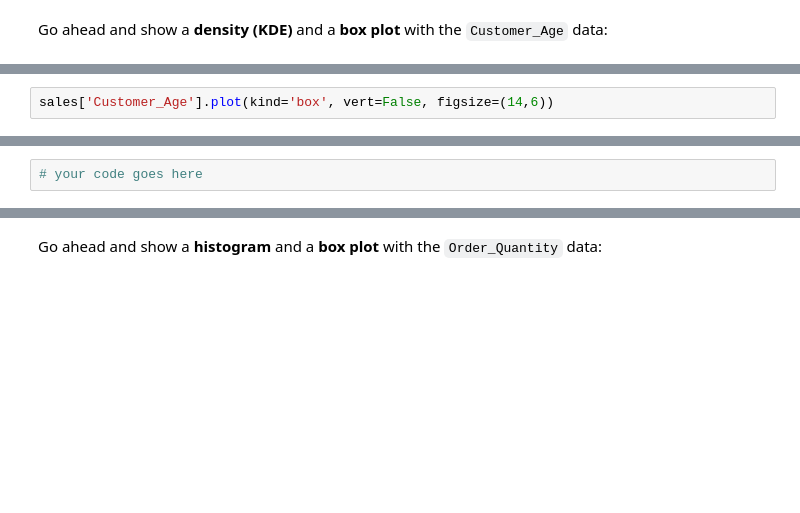
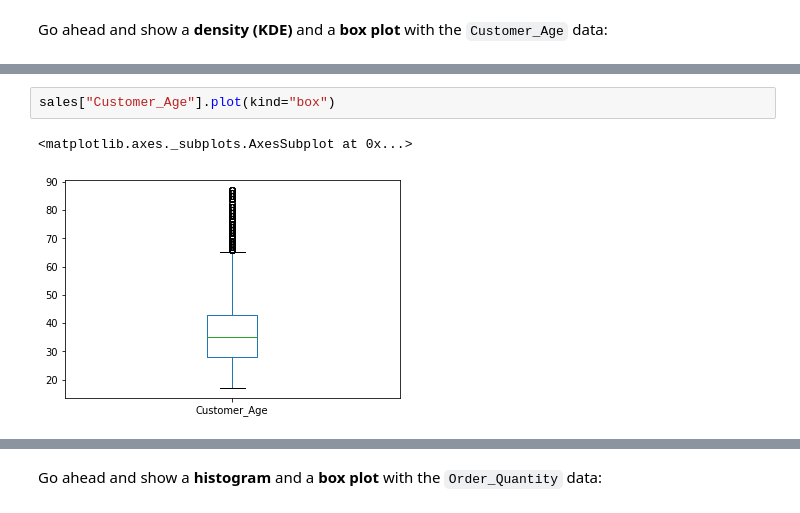
Before and after one commit to Petro1010/python, a Jupyter notebook: DataAnalysis/Example/Exercises_1.ipynb, the cells around one changed output, grey strips where cells are left out. Drawn from its saved outputs; the diff is of its cells as text; blank space fills up the shorter version.

```diff
--- a/DataAnalysis/Example/Exercises_1.ipynb
+++ b/DataAnalysis/Example/Exercises_1.ipynb
@@ -49,9 +50,10 @@ sales['Customer_Age'].plot(kind='kde', figsize=(14,6))
 # %%
-sales['Customer_Age'].plot(kind='box', vert=False, figsize=(14,6))
+sales["Customer_Age"].plot(kind="box")
+# %% [output]
+<matplotlib.axes._subplots.AxesSubplot at 0x...>
+[figure, added]
 # %% [markdown]
 ![green-divider](https://user-images.githubusercontent.com/7065401/52071924-c003ad80-2562-11e9-8297-1c6595f8a7ff.png)
 
 ### What's the mean of `Order_Quantity`?
-# %%
-# your code goes here
 # %%
```
Also changed, not shown: parts of 83 cells of this notebook, 3 other files.
